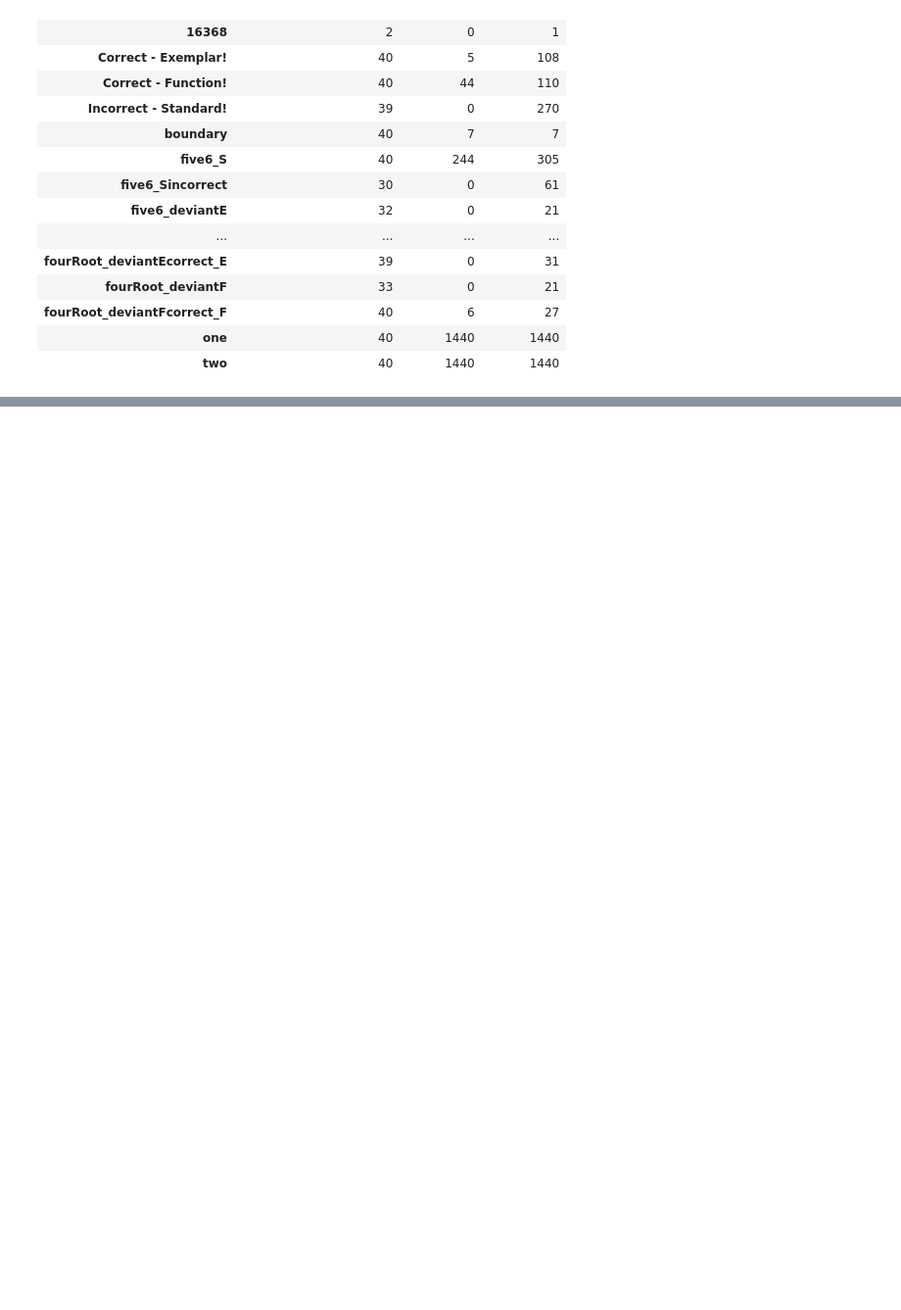
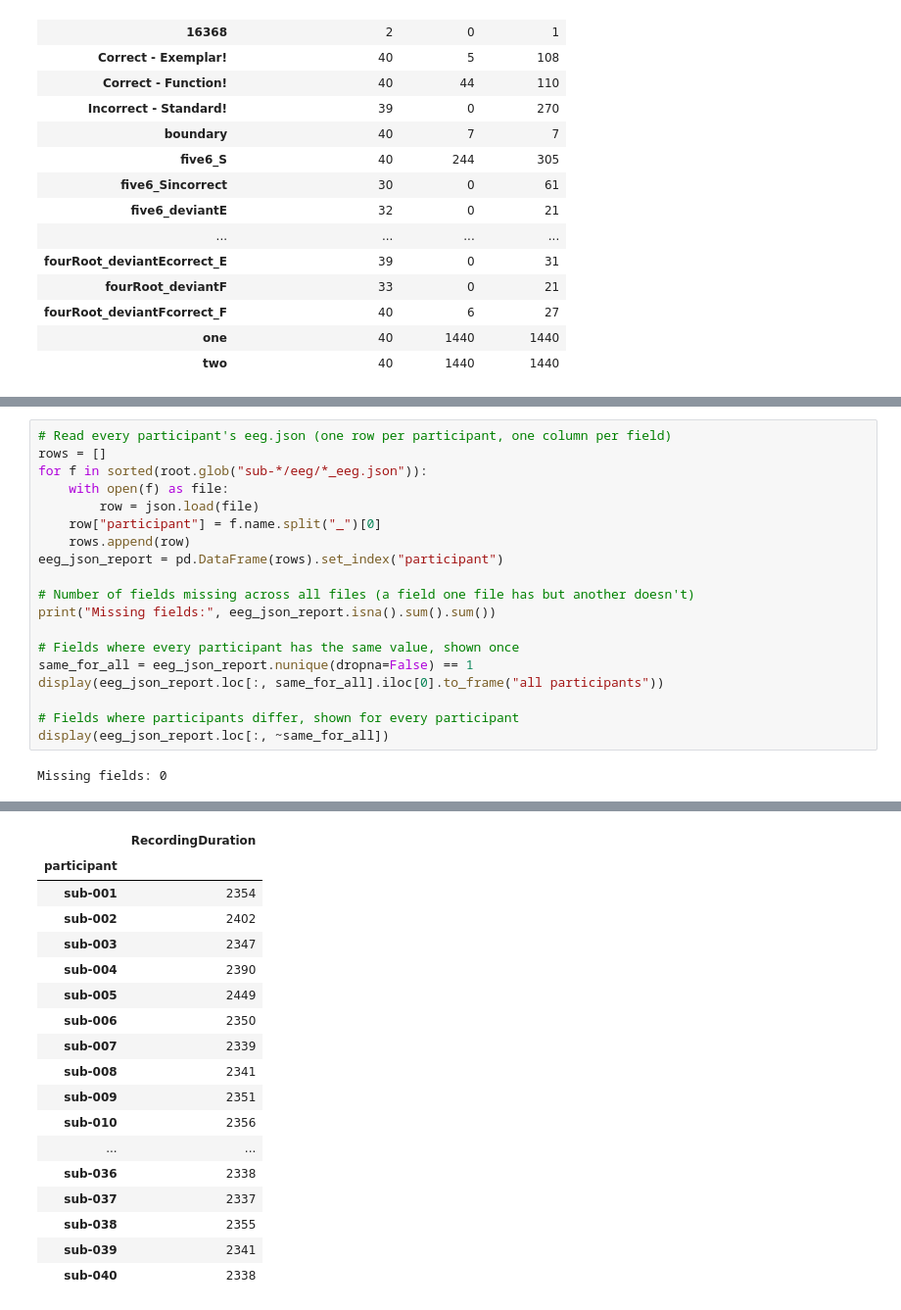
Before and after one commit to davisbone/Harmonic-EEG, a Jupyter notebook: MS2wranglingData.ipynb, the cells around one changed output, grey strips where cells are left out. Shown at 98% size. Cells and saved outputs as stored; diff of their text form; blank space fills up the shorter version.

```diff
--- a/MS2wranglingData.ipynb
+++ b/MS2wranglingData.ipynb
@@ -426,0 +435,21 @@ display(pd.DataFrame({"participants_with_code": (code_counts > 0).sum(axis=1),
+# %%
+# Read every participant's eeg.json (one row per participant, one column per field)
+rows = []
+for f in sorted(root.glob("sub-*/eeg/*_eeg.json")):
+    with open(f) as file:
+        row = json.load(file)
+    row["participant"] = f.name.split("_")[0]
+    rows.append(row)
+eeg_json_report = pd.DataFrame(rows).set_index("participant")
+
+# Number of fields missing across all files (a field one file has but another doesn't)
+print("Missing fields:", eeg_json_report.isna().sum().sum())
+
+# Fields where every participant has the same value, shown once
+same_for_all = eeg_json_report.nunique(dropna=False) == 1
+display(eeg_json_report.loc[:, same_for_all].iloc[0].to_frame("all participants"))
+
+# Fields where participants differ, shown for every participant
+display(eeg_json_report.loc[:, ~same_for_all])
+# %% [output]
+Missing fields: 0
@@ -426,0 +472,18 @@ display(pd.DataFrame({"participants_with_code": (code_counts > 0).sum(axis=1),
+|  | RecordingDuration |
+| participant |  |
+| sub-001 | 2354 |
+| sub-002 | 2402 |
+| sub-003 | 2347 |
+| sub-004 | 2390 |
+| sub-005 | 2449 |
+| sub-006 | 2350 |
+| sub-007 | 2339 |
+| sub-008 | 2341 |
+| sub-009 | 2351 |
+| sub-010 | 2356 |
+| ... | ... |
+| sub-036 | 2338 |
+| sub-037 | 2337 |
+| sub-038 | 2355 |
+| sub-039 | 2341 |
+| sub-040 | 2338 |
```
Also changed, not shown: parts of 11 cells of this notebook.
